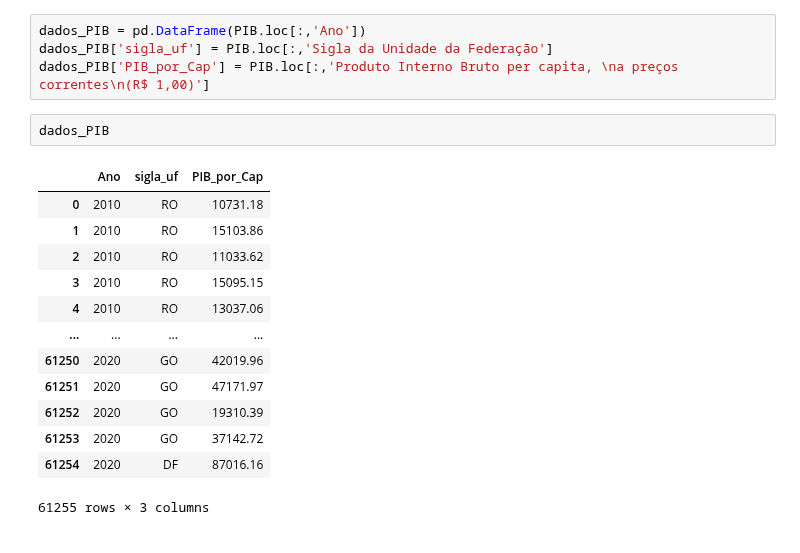
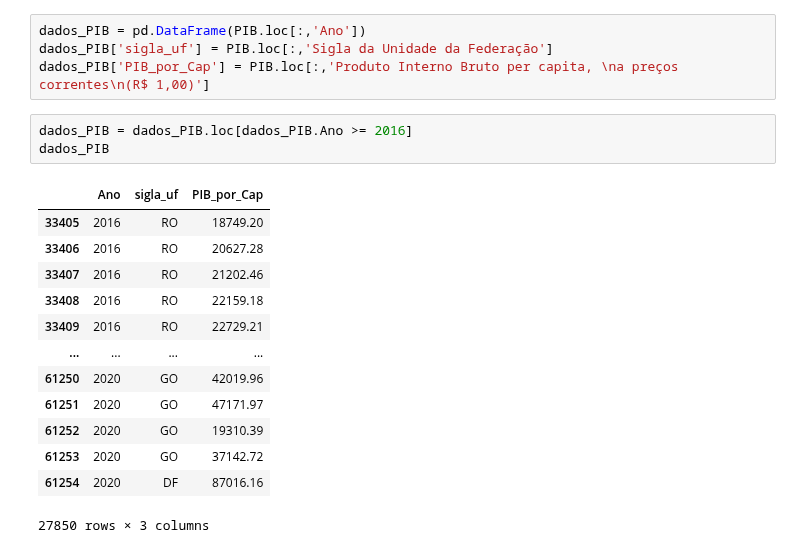
Before and after one commit to Iamiran1/Projeto-2---Ci-ncia-de-Dados, a Jupyter notebook: P2.ipynb, the cells around one changed output. Saved outputs shown, nothing was run; the diff lists cells and outputs as text.

```diff
--- a/P2.ipynb
+++ b/P2.ipynb
@@ -280,19 +280,20 @@ PIB
 dados_PIB = pd.DataFrame(PIB.loc[:,'Ano'])
 dados_PIB['sigla_uf'] = PIB.loc[:,'Sigla da Unidade da Federação']
 dados_PIB['PIB_por_Cap'] = PIB.loc[:,'Produto Interno Bruto per capita, \na preços correntes\n(R$ 1,00)']
-# %%
-dados_PIB
-# %% [output]
-|  | Ano | sigla_uf | PIB_por_Cap |
-| 0 | 2010 | RO | 10731.18 |
-| 1 | 2010 | RO | 15103.86 |
-| 2 | 2010 | RO | 11033.62 |
-| 3 | 2010 | RO | 15095.15 |
-| 4 | 2010 | RO | 13037.06 |
-| ... | ... | ... | ... |
-| 61250 | 2020 | GO | 42019.96 |
-| 61251 | 2020 | GO | 47171.97 |
-| 61252 | 2020 | GO | 19310.39 |
-| 61253 | 2020 | GO | 37142.72 |
-| 61254 | 2020 | DF | 87016.16 |
-61255 rows × 3 columns
+# %%
+dados_PIB = dados_PIB.loc[dados_PIB.Ano >= 2016]
+dados_PIB
+# %% [output]
+|  | Ano | sigla_uf | PIB_por_Cap |
+| 33405 | 2016 | RO | 18749.20 |
+| 33406 | 2016 | RO | 20627.28 |
+| 33407 | 2016 | RO | 21202.46 |
+| 33408 | 2016 | RO | 22159.18 |
+| 33409 | 2016 | RO | 22729.21 |
+| ... | ... | ... | ... |
+| 61250 | 2020 | GO | 42019.96 |
+| 61251 | 2020 | GO | 47171.97 |
+| 61252 | 2020 | GO | 19310.39 |
+| 61253 | 2020 | GO | 37142.72 |
+| 61254 | 2020 | DF | 87016.16 |
+27850 rows × 3 columns
```
